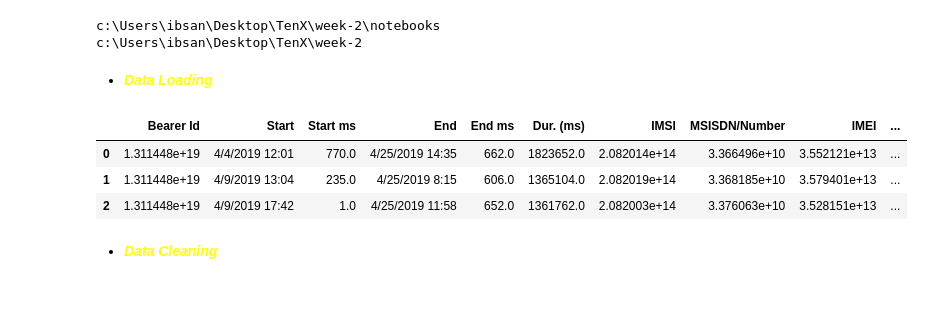
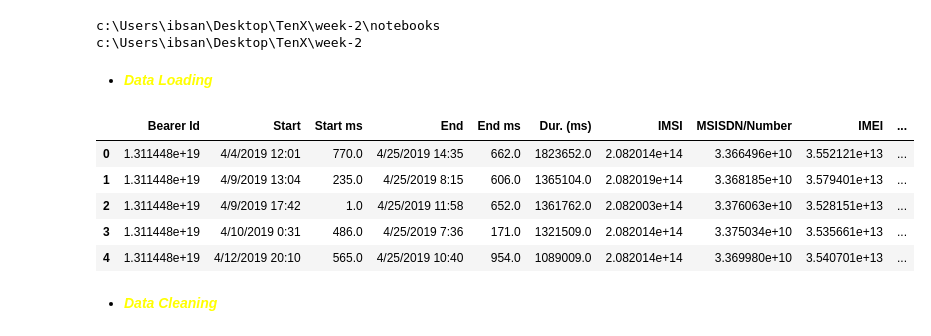
Before and after one commit to ibso99/UserEngagment, a Jupyter notebook: notebooks/DataOverview.ipynb, the cells around one changed output. Cells and saved outputs as stored; diff of their text form; code cells hidden in the pictures; blank space fills up the shorter version.

Commit message:
Load data from sql and conducted EDA

```diff
--- a/notebooks/DataOverview.ipynb
+++ b/notebooks/DataOverview.ipynb
@@ -36,15 +37,17 @@ from scripts.DataPipline import DataPipeline
 from scripts.StatAnalyzer import EDA_AND_STAT_ANALYZER
 # %% [markdown]
 - <span style="color:yellow"><b><i>Data Loading</i></b></span>
-# %%
-tele_data_path = 'C:/Users/ibsan/Desktop/TenX/week-2/Data/Copy of Week2_challenge_data_source(CSV).csv'
-Telecom_Data = DataPipeline.Data_Loader(tele_data_path)
-Telecom_Data.head(3)
-# %% [output]
-|  | Bearer Id | Start | Start ms | End | End ms | Dur. (ms) | IMSI | MSISDN/Number | IMEI | ... |
-| 0 | 1.311448e+19 | 4/4/2019 12:01 | 770.0 | 4/25/2019 14:35 | 662.0 | 1823652.0 | 2.082014e+14 | 3.366496e+10 | 3.552121e+13 | ... |
-| 1 | 1.311448e+19 | 4/9/2019 13:04 | 235.0 | 4/25/2019 8:15 | 606.0 | 1365104.0 | 2.082019e+14 | 3.368185e+10 | 3.579401e+13 | ... |
-| 2 | 1.311448e+19 | 4/9/2019 17:42 | 1.0 | 4/25/2019 11:58 | 652.0 | 1361762.0 | 2.082003e+14 | 3.376063e+10 | 3.528151e+13 | ... |
+# %%
+query = "SELECT * FROM xdr_data;"
+telecom_df = DataPipeline.load_data_using_sqlalchemy(query=query)
+telecom_df.head()
+# %% [output]
+|  | Bearer Id | Start | Start ms | End | End ms | Dur. (ms) | IMSI | MSISDN/Number | IMEI | ... |
+| 0 | 1.311448e+19 | 4/4/2019 12:01 | 770.0 | 4/25/2019 14:35 | 662.0 | 1823652.0 | 2.082014e+14 | 3.366496e+10 | 3.552121e+13 | ... |
+| 1 | 1.311448e+19 | 4/9/2019 13:04 | 235.0 | 4/25/2019 8:15 | 606.0 | 1365104.0 | 2.082019e+14 | 3.368185e+10 | 3.579401e+13 | ... |
+| 2 | 1.311448e+19 | 4/9/2019 17:42 | 1.0 | 4/25/2019 11:58 | 652.0 | 1361762.0 | 2.082003e+14 | 3.376063e+10 | 3.528151e+13 | ... |
+| 3 | 1.311448e+19 | 4/10/2019 0:31 | 486.0 | 4/25/2019 7:36 | 171.0 | 1321509.0 | 2.082014e+14 | 3.375034e+10 | 3.535661e+13 | ... |
+| 4 | 1.311448e+19 | 4/12/2019 20:10 | 565.0 | 4/25/2019 10:40 | 954.0 | 1089009.0 | 2.082014e+14 | 3.369980e+10 | 3.540701e+13 | ... |
 # %% [markdown]
 
 - <span style="color:yellow"><b><i> Data Cleaning </i></b></span>
```
Also changed, not shown: parts of 4 cells of this notebook, 3 other files.
